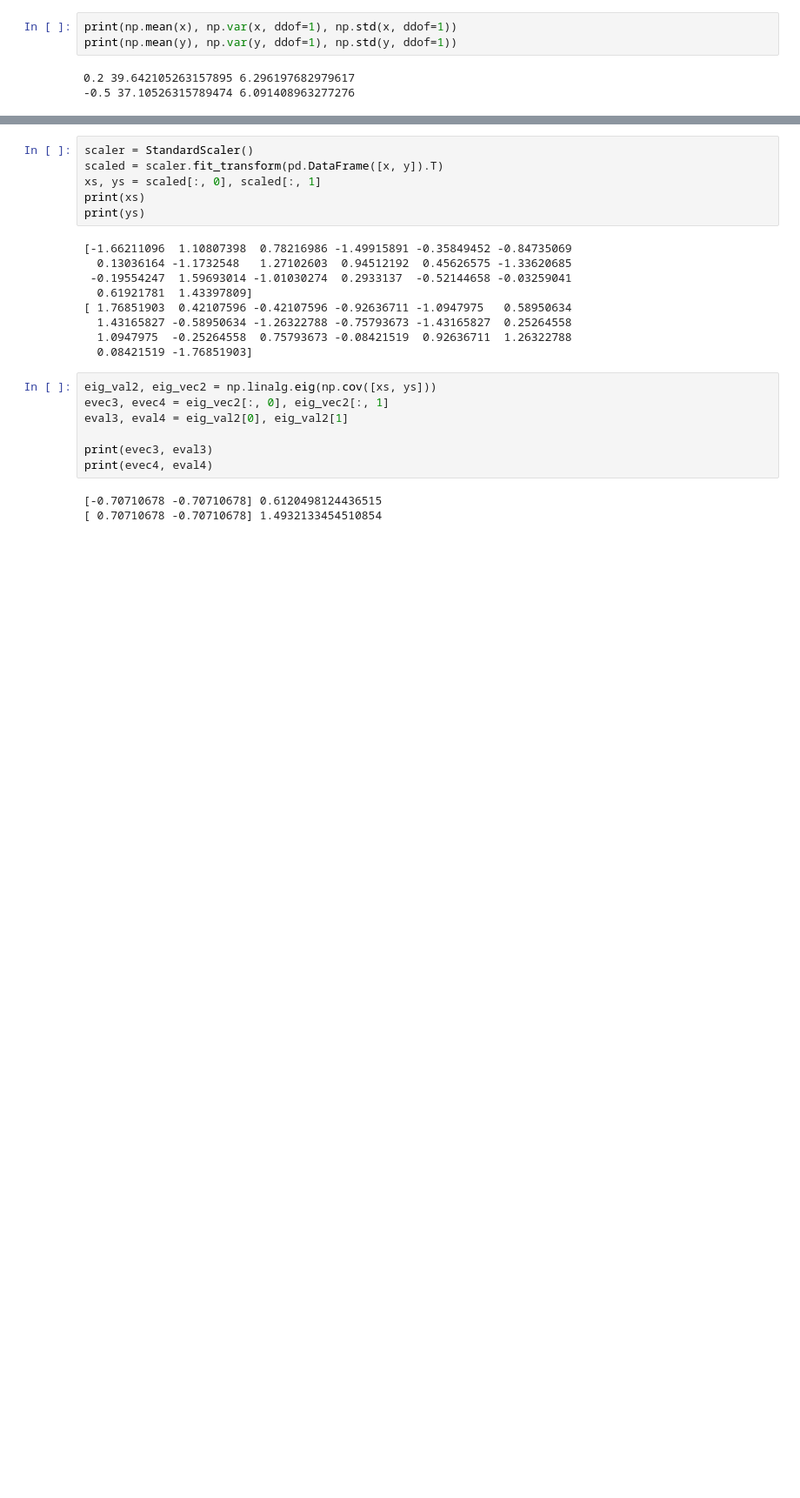
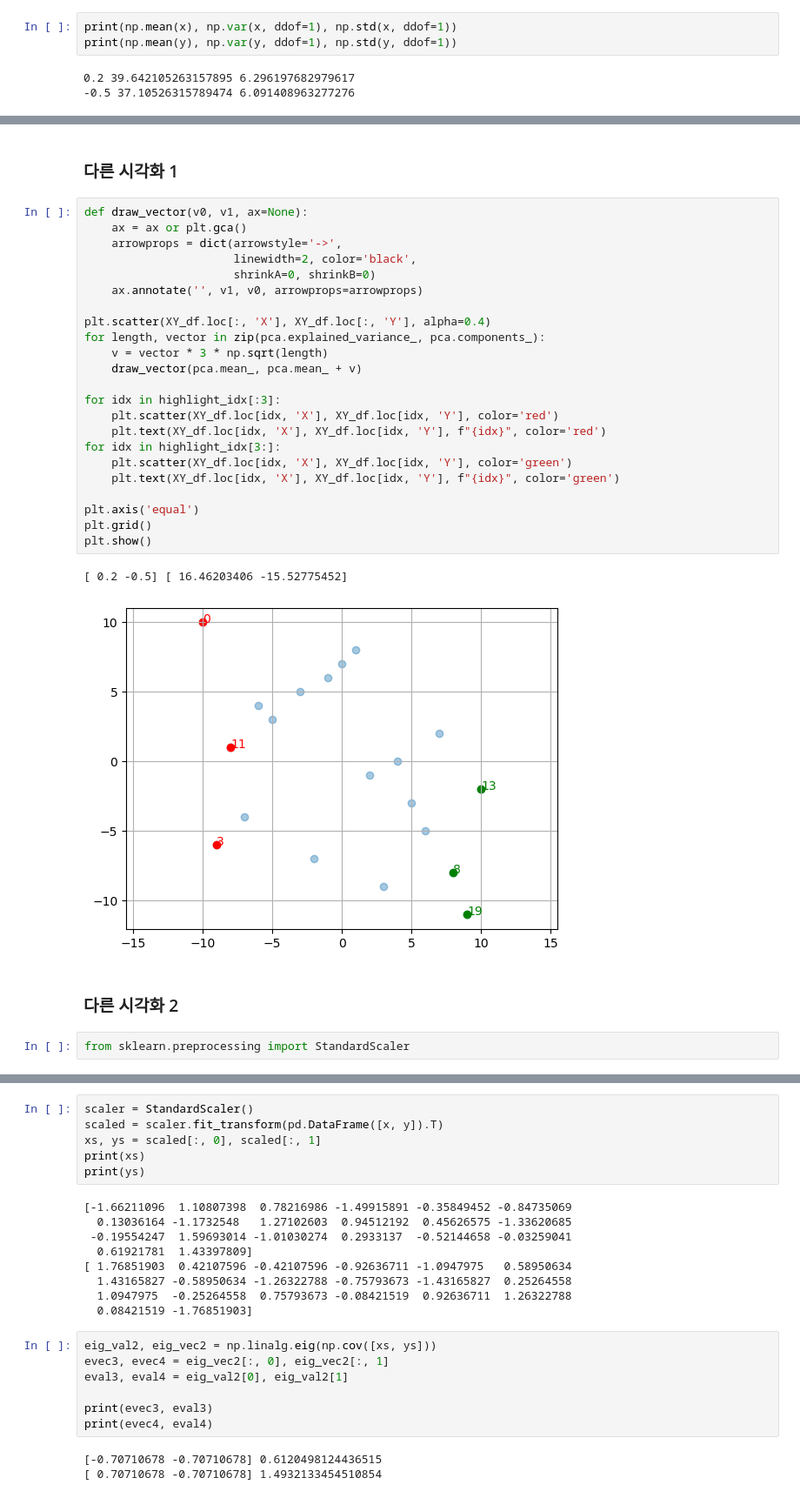
Before and after one commit to cosmos17/2025_STLab, a Jupyter notebook: Flavor/pca_test.ipynb, the cells around one changed output, grey strips where cells are left out. Shown: that part at 87% size. Drawn from its saved outputs; the diff is of its cells as text; blank space fills up the shorter version.

```diff
--- a/Flavor/pca_test.ipynb
+++ b/Flavor/pca_test.ipynb
@@ -112,0 +182,32 @@ print(evec2)
+# %% [markdown]
+### 다른 시각화 1
+# %%
+def draw_vector(v0, v1, ax=None):
+    ax = ax or plt.gca()
+    arrowprops = dict(arrowstyle='->',
+                      linewidth=2, color='black',
+                      shrinkA=0, shrinkB=0)
+    ax.annotate('', v1, v0, arrowprops=arrowprops)
+
+plt.scatter(XY_df.loc[:, 'X'], XY_df.loc[:, 'Y'], alpha=0.4)
+for length, vector in zip(pca.explained_variance_, pca.components_):
+    v = vector * 3 * np.sqrt(length)
+    draw_vector(pca.mean_, pca.mean_ + v)
+
+for idx in highlight_idx[:3]:
+    plt.scatter(XY_df.loc[idx, 'X'], XY_df.loc[idx, 'Y'], color='red')
+    plt.text(XY_df.loc[idx, 'X'], XY_df.loc[idx, 'Y'], f"{idx}", color='red')
+for idx in highlight_idx[3:]:
+    plt.scatter(XY_df.loc[idx, 'X'], XY_df.loc[idx, 'Y'], color='green')
+    plt.text(XY_df.loc[idx, 'X'], XY_df.loc[idx, 'Y'], f"{idx}", color='green')
+
+plt.axis('equal')
+plt.grid()
+plt.show()
+# %% [output]
+[ 0.2 -0.5] [ 16.46203406 -15.52775452]
+[figure, added]
+# %% [markdown]
+### 다른 시각화 2
+# %%
+from sklearn.preprocessing import StandardScaler
```
Also changed, not shown: parts of 39 cells of this notebook, 20 other files.
